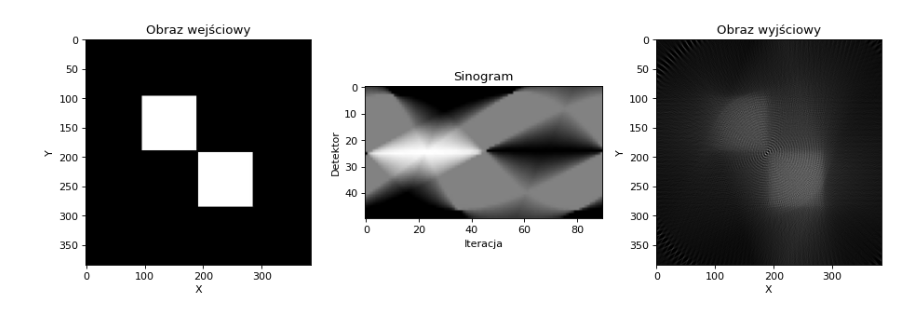
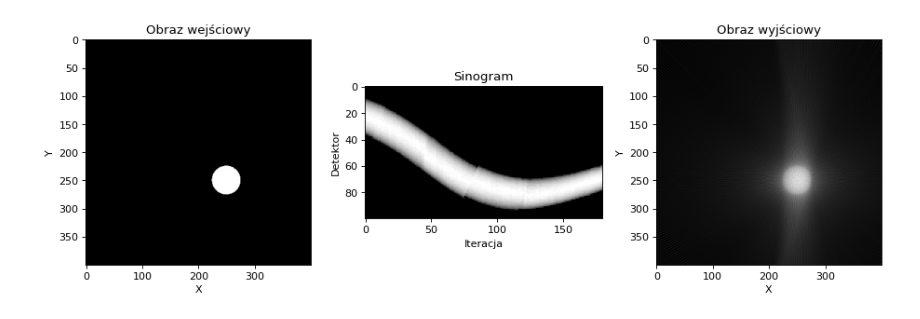
Before and after one commit to zuznnjus/Computed-Tomography-Simulator, a Jupyter notebook: CT_simulator.ipynb, the cells around one changed output. Drawn from its saved outputs; the diff is of its cells as text; code cells hidden in the pictures.

```diff
--- a/CT_simulator.ipynb
+++ b/CT_simulator.ipynb
@@ -4,14 +4,14 @@ from matplotlib import pylab as plt
 import numpy as np
 
 # input parameters
-alfa = 2
-detectors = 50
+alfa = 1
+detectors = 100
 phi = 90
 
 # other parameters
 theta = 180.
 images = ['Kolo.jpg', 'Kropka.jpg', 'Kwadraty2.jpg', 'Paski2.jpg', 'Shepp_logan.jpg', 'SADDLE_PE.JPG', 'CT_ScoutView.jpg']
-image = io.imread('tomograf-zdjecia/' + images[2], as_gray = True)
+image = io.imread('tomograf-zdjecia/' + images[1], as_gray = True)
 
 def getEmitterPosition(angle):
     angle = np.deg2rad(angle)
@@ -78,7 +78,13 @@ def isCorrectPoint(x, y):
     else:
         return False
 
-def applyRadonTransform():  # doesn't work yet                # sinogram - nr detektora / kąt
+def normalize(array):
+    max_value = max(array)
+    array = [value / max_value for value in array]
+
+    return array
+
+def applyRadonTransform():     # sinogram - nr detektora / kąt
     sinogram = []
     angles = np.linspace(0., theta, int(theta / alfa), endpoint=False)
 
@@ -93,15 +99,15 @@ def applyRadonTransform():  # doesn't work yet                # sinogram - nr de
 
             for point in line:
                 if isCorrectPoint(point[0], point[1]):
-                    pixels_sum += image[point[0], point[1]]          # normalizacja? 0-1, 0-255?
+                    pixels_sum += image[point[0], point[1]]
 
             detectors_output.append(pixels_sum)
 
-        sinogram.append(detectors_output)
+        sinogram.append(normalize(detectors_output))   # jak z normalizacją?
 
     return sinogram
 
-def applyInverseRadonTransform(sinogram):            # doesn't work yet
+def applyInverseRadonTransform(sinogram):
     output = np.zeros((image.shape[0], image.shape[1]), dtype=image.dtype)
     angles = np.linspace(0., theta, int(theta / alfa), endpoint=False)
 
@@ -113,36 +119,36 @@ def applyInverseRadonTransform(sinogram):            # doesn't work yet
             line = applyBresenhamAlgorithm(em_pos[0], em_pos[1], det[0], det[1])
             pixels_sum = sinogram[i][j]
 
-            for point in line:                 # dodać normalizację
+            for point in line:
                 if isCorrectPoint(point[0], point[1]):
-                    output[point[0], point[1]] += pixels_sum
+                    output[point[0], point[1]] += pixels_sum     # też normalizacja?
 
     return output
 
 def main():
     sinogram = np.array(applyRadonTransform())
     output = applyInverseRadonTransform(sinogram)
 
     fig = plt.figure(figsize=(14, 4), dpi=80)
     ax = fig.add_subplot(131)
     ax.set_title('Obraz wejściowy')
     ax.set_xlabel('X')
     ax.set_ylabel('Y')
     ax.imshow(image, cmap = 'gray')
 
     ax = fig.add_subplot(132)
     ax.set_title('Sinogram')
-    ax.set_xlabel('Iteracja') # kąt = iteracja * alfa
+    ax.set_xlabel('Iteracja')      # kąt = iteracja * alfa
     ax.set_ylabel('Detektor')
     ax.imshow(sinogram.transpose(), cmap = 'gray')
 
     ax = fig.add_subplot(133)
     ax.set_title('Obraz wyjściowy')
     ax.set_xlabel('X')
     ax.set_ylabel('Y')
     ax.imshow(output, cmap = 'gray')
 
 if __name__ == '__main__':
     main()
 # %% [output]
-[figure, old version]
+[figure, new version]
```
